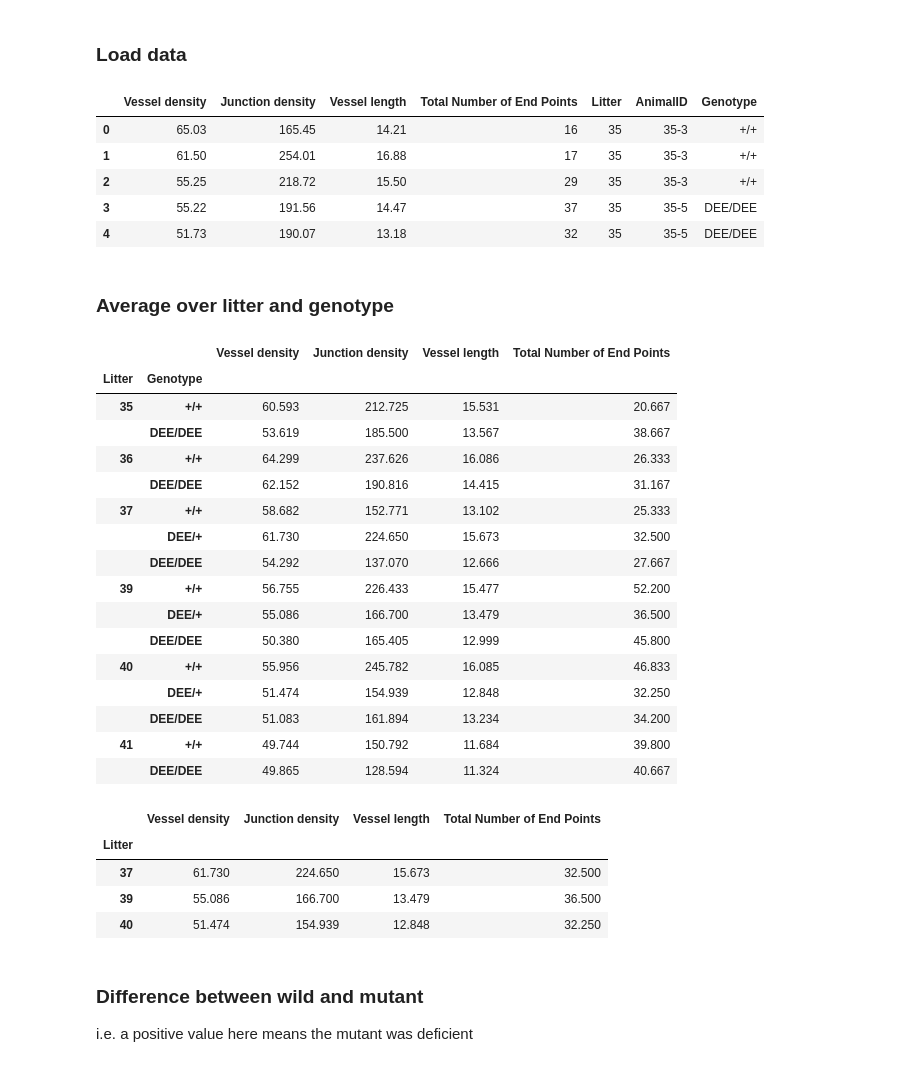
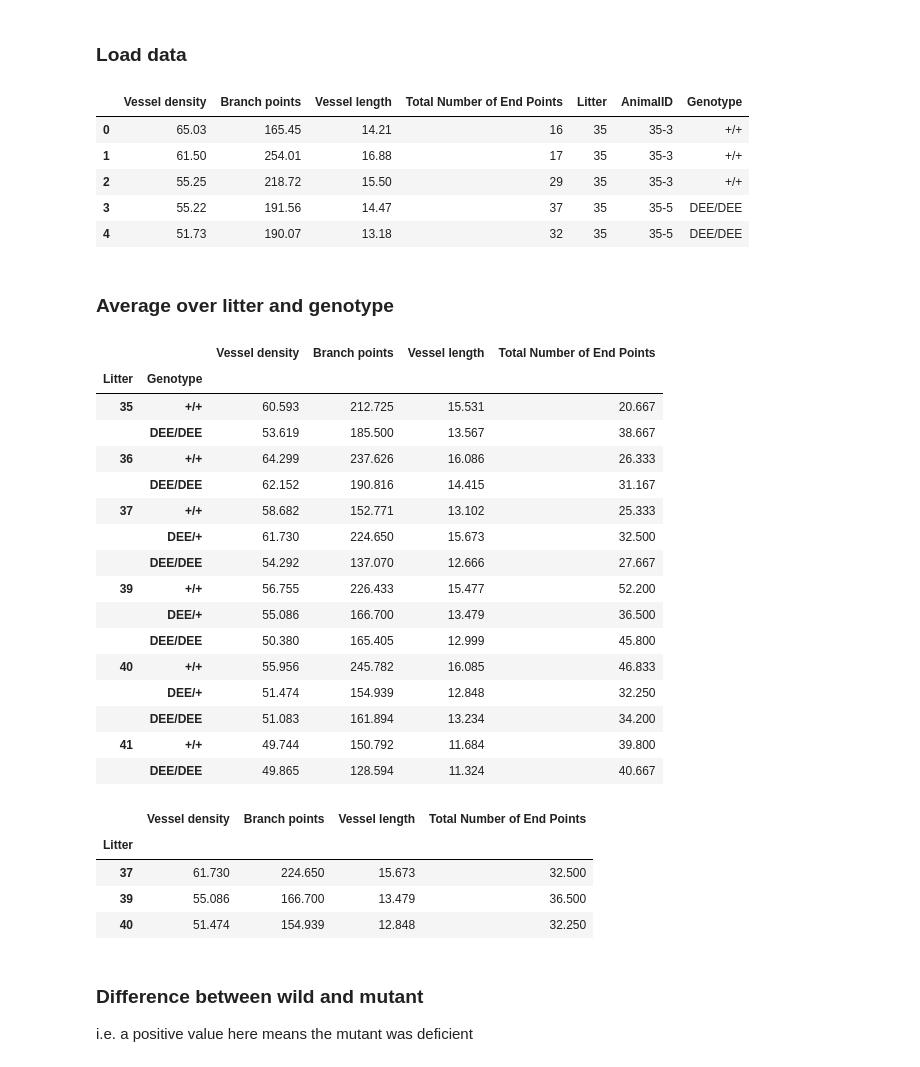
Before and after one commit to MixedIndentations/Angiogenesis-Density, a Jupyter notebook: notebooks/visualization-2018-January-Talk.ipynb, the cells around one changed output. Drawn from its saved outputs; the diff is of its cells as text; code cells hidden in the pictures.

```diff
--- a/notebooks/visualization-2018-January-Talk.ipynb
+++ b/notebooks/visualization-2018-January-Talk.ipynb
@@ -50,20 +50,21 @@ We looked at the following parameters using AngioTool
 # %%
 import numpy as np
 import pandas as pd
 
 unblinded_file = '../data/UnblindedAngioToolData.csv'
 df = pd.read_csv(unblinded_file)
 
 df.rename(columns = {'Vessels percentage area':'Vessel density',
-                     'Junctions density':'Junction density',
+                     #'Junctions density':'Junction density',
+                     'Junctions density':'Branch points',
                      'Total Vessels Length':'Vessel length'
                     },
           inplace=True
          )
 
 df.head()
 # %% [output]
-|  | Vessel density | Junction density | Vessel length | Total Number of End Points | Litter | AnimalID | Genotype |
+|  | Vessel density | Branch points | Vessel length | Total Number of End Points | Litter | AnimalID | Genotype |
 | 0 | 65.03 | 165.45 | 14.21 | 16 | 35 | 35-3 | +/+ |
 | 1 | 61.50 | 254.01 | 16.88 | 17 | 35 | 35-3 | +/+ |
 | 2 | 55.25 | 218.72 | 15.50 | 29 | 35 | 35-3 | +/+ |
@@ -81,7 +82,7 @@ data_mean = (df
 pd.options.display.float_format = '{:,.3f}'.format
 data_mean
 # %% [output]
-|  |  | Vessel density | Junction density | Vessel length | Total Number of End Points |
+|  |  | Vessel density | Branch points | Vessel length | Total Number of End Points |
 | Litter | Genotype |  |  |  |  |
 | 35 | +/+ | 60.593 | 212.725 | 15.531 | 20.667 |
 |  | DEE/DEE | 53.619 | 185.500 | 13.567 | 38.667 |
@@ -107,7 +108,7 @@ data_mean = data_mean.reset_index(0).reset_index()
 # %%
 hetero
 # %% [output]
-|  | Vessel density | Junction density | Vessel length | Total Number of End Points |
+|  | Vessel density | Branch points | Vessel length | Total Number of End Points |
 | Litter |  |  |  |  |
 | 37 | 61.730 | 224.650 | 15.673 | 32.500 |
 | 39 | 55.086 | 166.700 | 13.479 | 36.500 |
```
Also changed, not shown: parts of 11 cells of this notebook, 4 other files.
